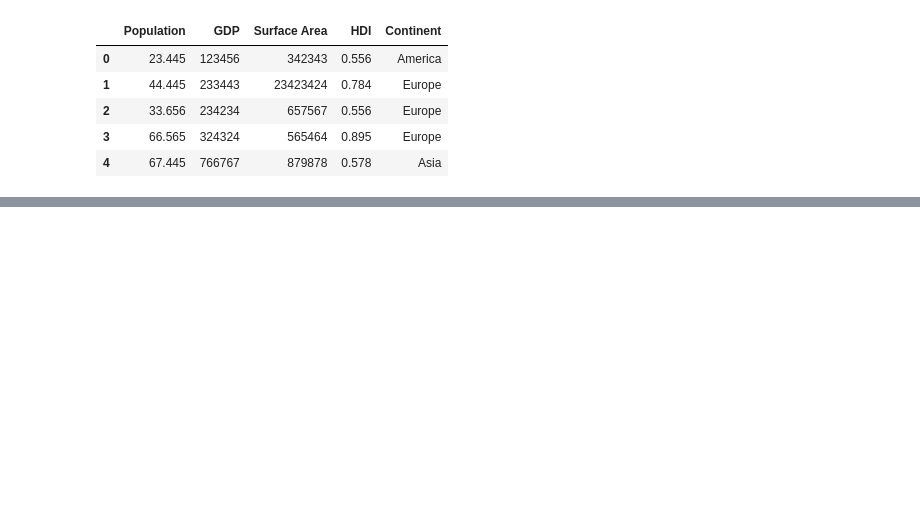
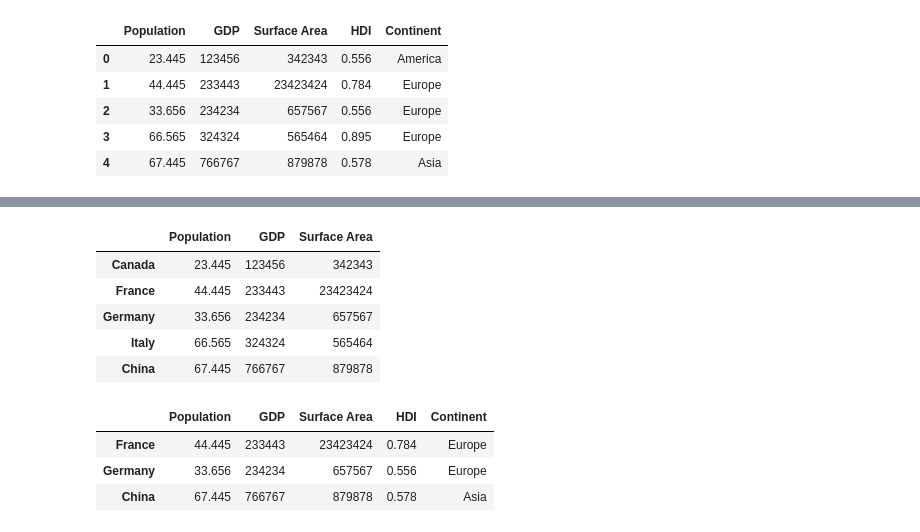
Before and after one commit to sultania-p/Data-Science, a Jupyter notebook: 2. Pandas - DataFrames.ipynb, the cells around one changed output, grey strips where cells are left out. Saved outputs shown, nothing was run; the diff lists cells and outputs as text; code cells hidden in the pictures; blank space fills up the shorter version.

```diff
--- a/2. Pandas - DataFrames.ipynb
+++ b/2. Pandas - DataFrames.ipynb
@@ -395,0 +495,16 @@ df
+# %%
+df.drop(['HDI','Continent'], axis =1)
+# %% [output]
+|  | Population | GDP | Surface Area |
+| Canada | 23.445 | 123456 | 342343 |
+| France | 44.445 | 233443 | 23423424 |
+| Germany | 33.656 | 234234 | 657567 |
+| Italy | 66.565 | 324324 | 565464 |
+| China | 67.445 | 766767 | 879878 |
+# %%
+df.drop(['Canada','Italy'], axis='rows')
+# %% [output]
+|  | Population | GDP | Surface Area | HDI | Continent |
+| France | 44.445 | 233443 | 23423424 | 0.784 | Europe |
+| Germany | 33.656 | 234234 | 657567 | 0.556 | Europe |
+| China | 67.445 | 766767 | 879878 | 0.578 | Asia |
```
Also changed, not shown: parts of 20 cells of this notebook, 1 other file.
